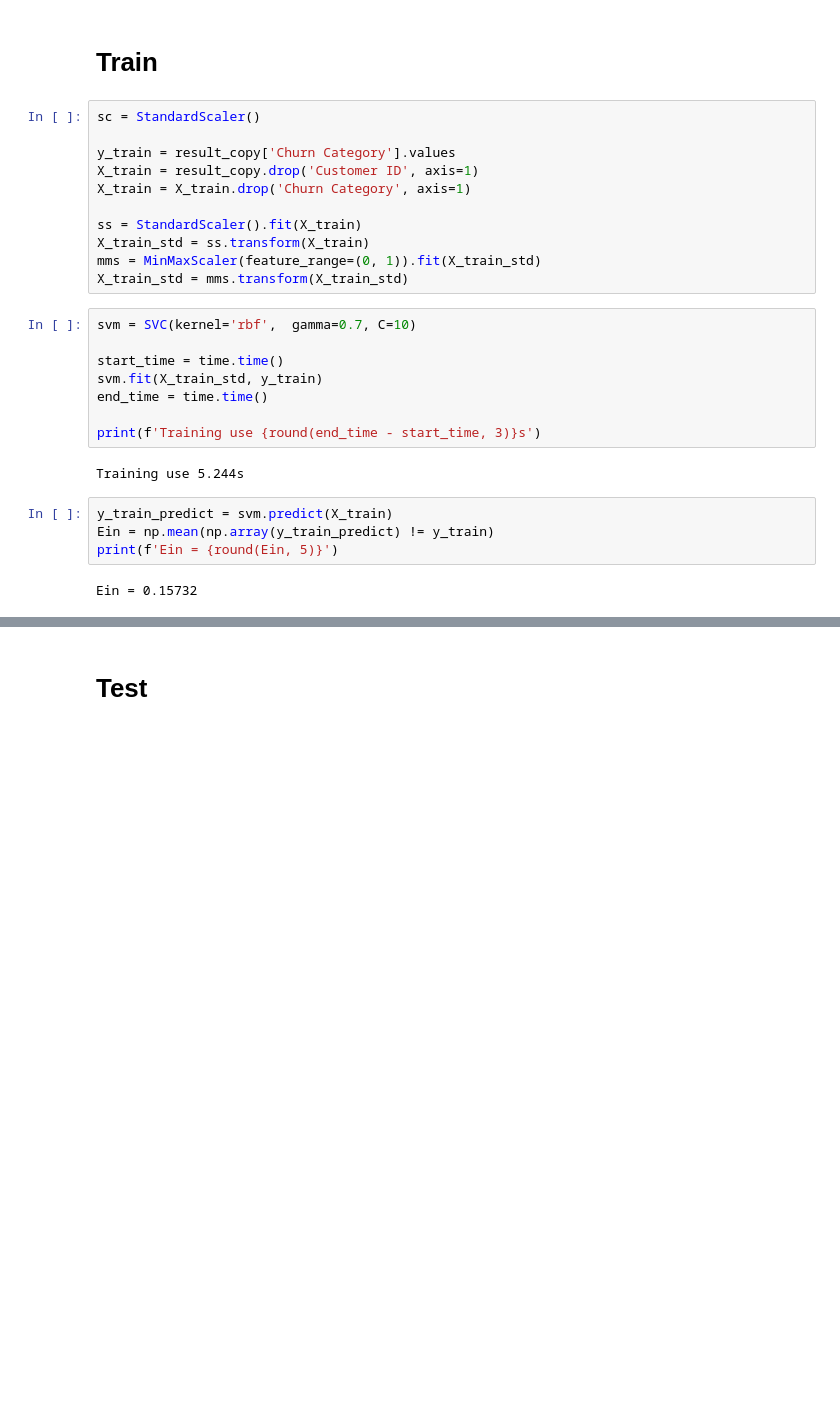
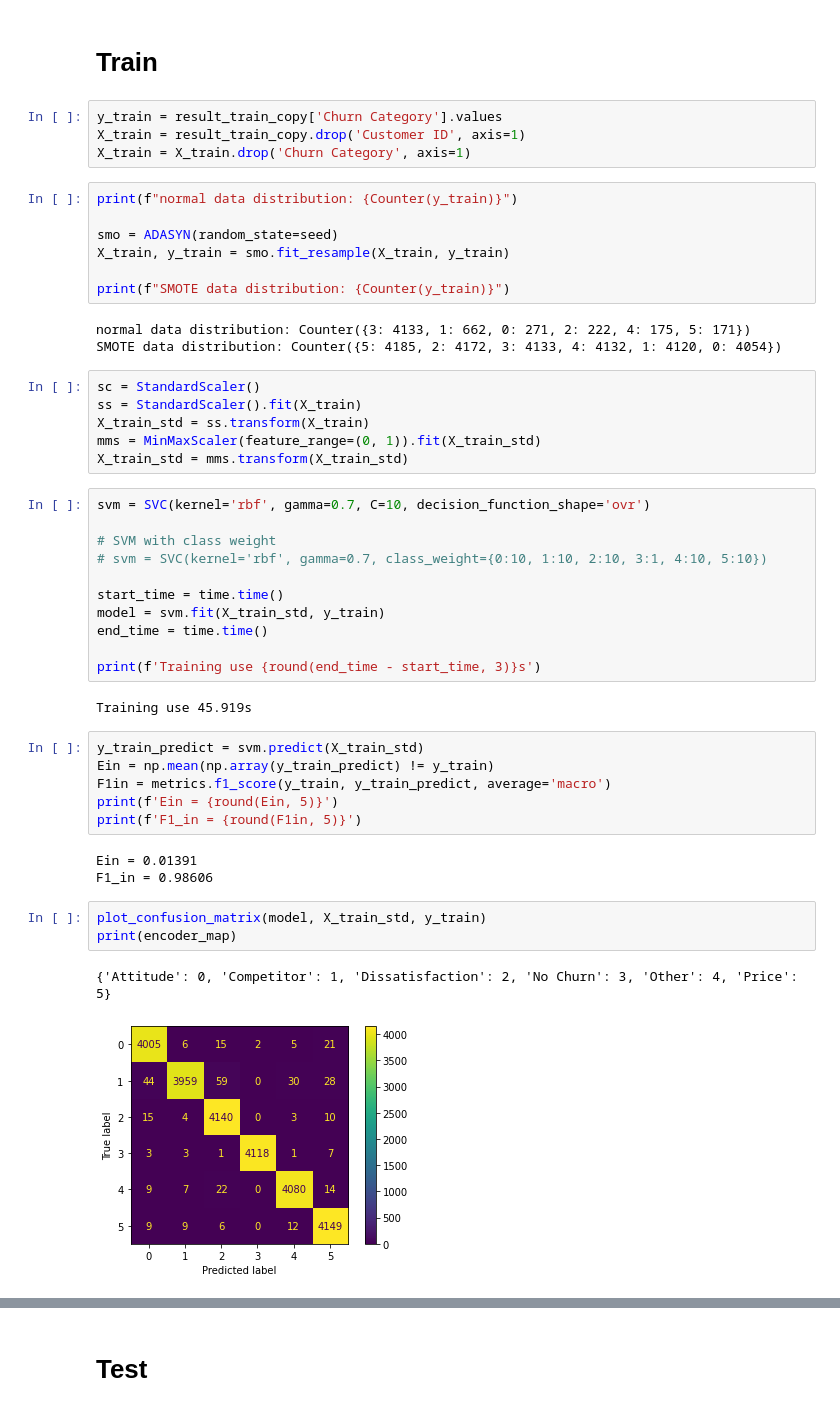
Before and after one commit to Offliners/ML2021_Fall, a Jupyter notebook: Final Project/HTML2021_Fall.ipynb, the cells around one changed output, grey strips where cells are left out. Cells and saved outputs as stored; diff of their text form; blank space fills up the shorter version.

```diff
--- a/Final Project/HTML2021_Fall.ipynb
+++ b/Final Project/HTML2021_Fall.ipynb
@@ -280,29 +368,50 @@ print(result_copy)
 # %% [markdown]
 # **Train**
+# %%
+y_train = result_train_copy['Churn Category'].values
+X_train = result_train_copy.drop('Customer ID', axis=1)
+X_train = X_train.drop('Churn Category', axis=1)
+# %%
+print(f"normal data distribution: {Counter(y_train)}")
+
+smo = ADASYN(random_state=seed)
+X_train, y_train = smo.fit_resample(X_train, y_train)
+
+print(f"SMOTE data distribution: {Counter(y_train)}")
+# %% [output]
+normal data distribution: Counter({3: 4133, 1: 662, 0: 271, 2: 222, 4: 175, 5: 171})
+SMOTE data distribution: Counter({5: 4185, 2: 4172, 3: 4133, 4: 4132, 1: 4120, 0: 4054})
 # %%
 sc = StandardScaler()
-
-y_train = result_copy['Churn Category'].values
-X_train = result_copy.drop('Customer ID', axis=1)
-X_train = X_train.drop('Churn Category', axis=1)
-
 ss = StandardScaler().fit(X_train)
 X_train_std = ss.transform(X_train)
 mms = MinMaxScaler(feature_range=(0, 1)).fit(X_train_std)
 X_train_std = mms.transform(X_train_std)
 # %%
-svm = SVC(kernel='rbf',  gamma=0.7, C=10)
+svm = SVC(kernel='rbf', gamma=0.7, C=10, decision_function_shape='ovr')
+
+# SVM with class weight
+# svm = SVC(kernel='rbf', gamma=0.7, class_weight={0:10, 1:10, 2:10, 3:1, 4:10, 5:10})
 
 start_time = time.time()
-svm.fit(X_train_std, y_train)
+model = svm.fit(X_train_std, y_train)
 end_time = time.time()
 
 print(f'Training use {round(end_time - start_time, 3)}s')
 # %% [output]
-Training use 5.244s
+Training use 45.919s
 # %%
-y_train_predict = svm.predict(X_train)
+y_train_predict = svm.predict(X_train_std)
 Ein = np.mean(np.array(y_train_predict) != y_train)
+F1in = metrics.f1_score(y_train, y_train_predict, average='macro')
 print(f'Ein = {round(Ein, 5)}')
+print(f'F1_in = {round(F1in, 5)}')
 # %% [output]
-Ein = 0.15732
+Ein = 0.01391
+F1_in = 0.98606
+# %%
+plot_confusion_matrix(model, X_train_std, y_train)
+print(encoder_map)
+# %% [output]
+{'Attitude': 0, 'Competitor': 1, 'Dissatisfaction': 2, 'No Churn': 3, 'Other': 4, 'Price': 5}
+[figure, added]
```
Also changed, not shown: parts of 25 cells of this notebook.
